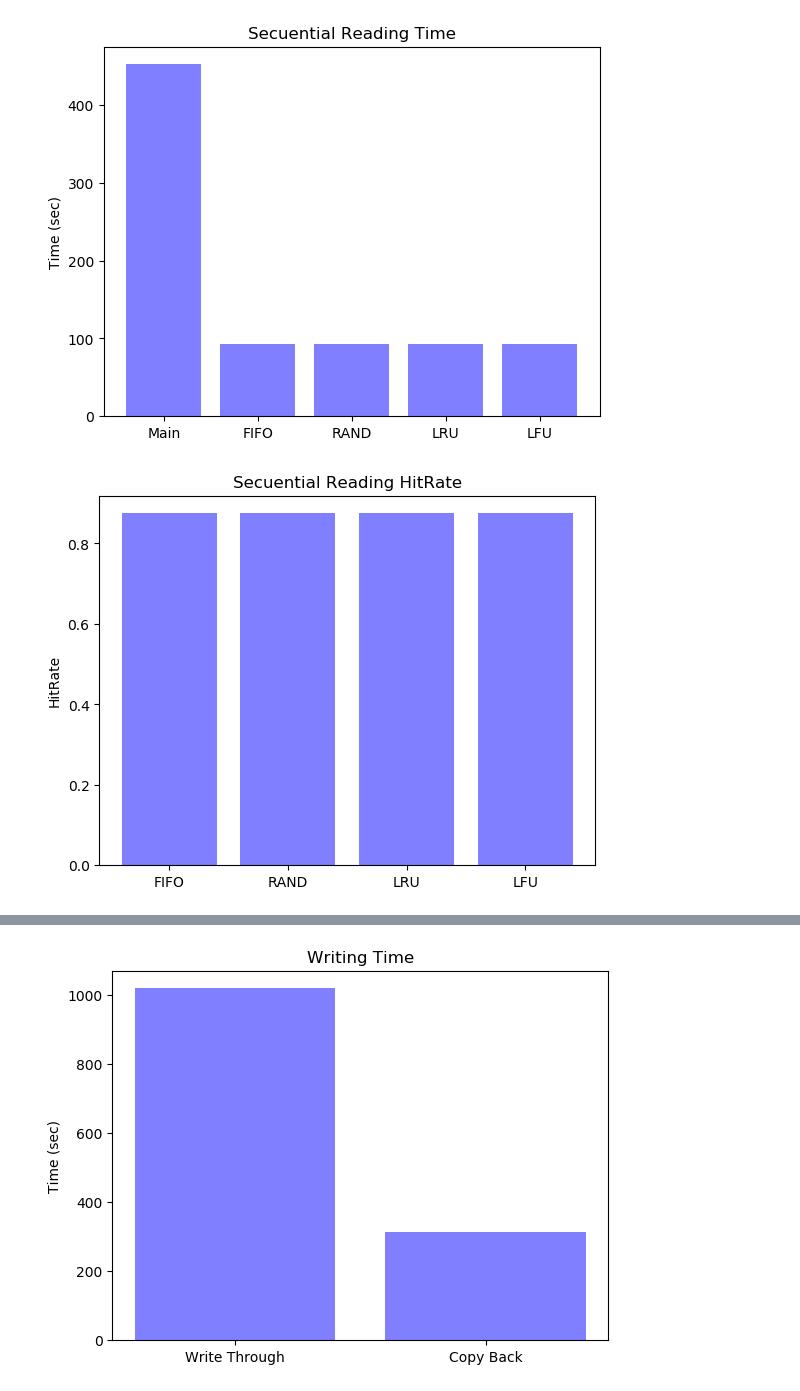
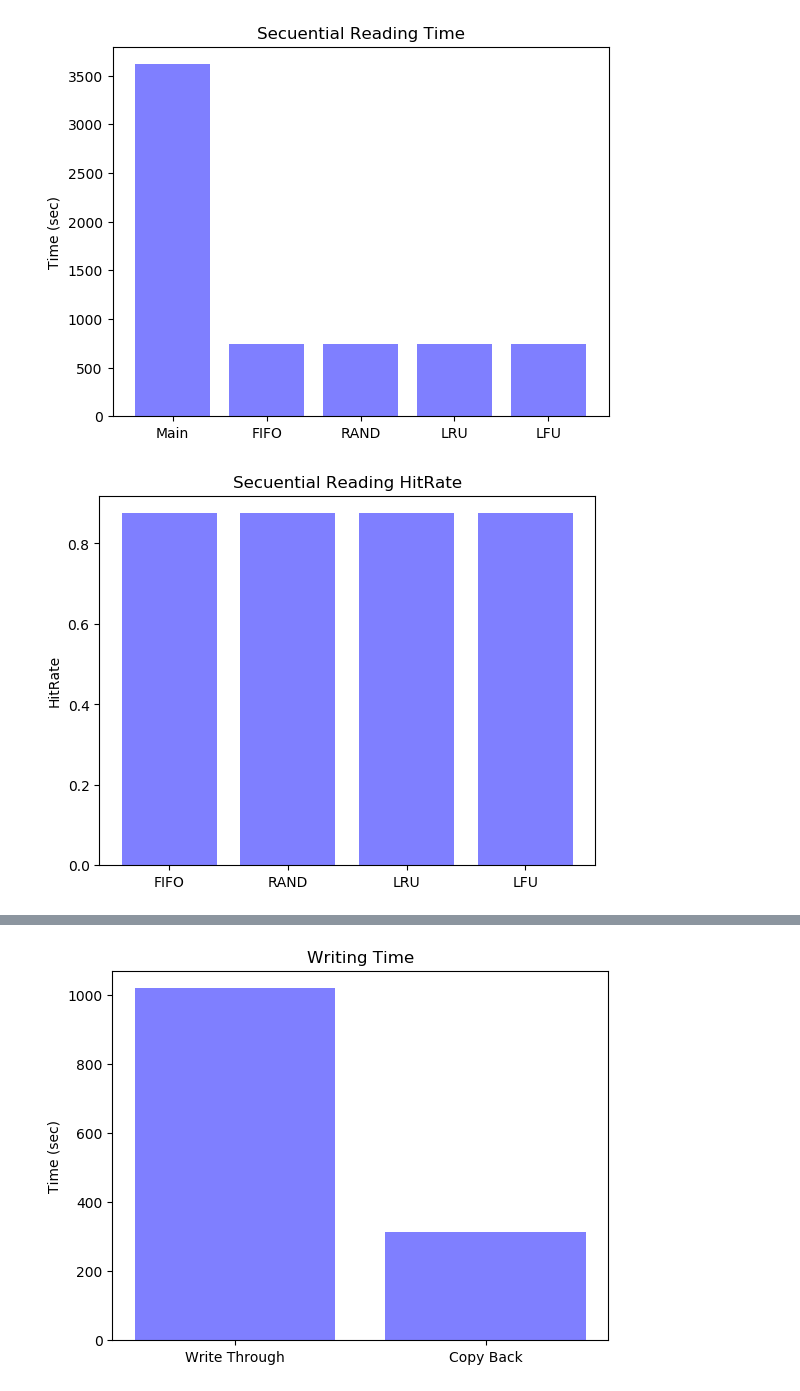
Before and after one commit to MascittiJA/aac, a Jupyter notebook: graficos.ipynb, the cells around one changed output, grey strips where cells are left out. Saved outputs shown, nothing was run; the diff lists cells and outputs as text; code cells hidden in the pictures.

```diff
--- a/graficos.ipynb
+++ b/graficos.ipynb
@@ -44,11 +44,11 @@ def dibujar3(lista, eje, nombre, titulo):
     plt.show()
 # %%
-valores = [451.99813199043274, 93.10810494422913, 93.05641198158264, 93.01834893226624, 93.0265200138092]
+valores = [3616.710443019867, 743.5691196918488, 744.3188374042511, 744.5942995548248, 744.5298371315002]
 dibujar(valores, 'Time (sec)', 'secuentialTime.jpg', 'Secuential Reading Time')
 
 valores = [0.875, 0.875, 0.875, 0.875]
 dibujar2(valores, 'HitRate', 'secuentialHitRate.jpg', 'Secuential Reading HitRate')
 # %% [output]
-[figure, old version]
+[figure, new version]
 [figure]
 # %%
```
Also changed, not shown: parts of 5 cells of this notebook, 10 other files.
